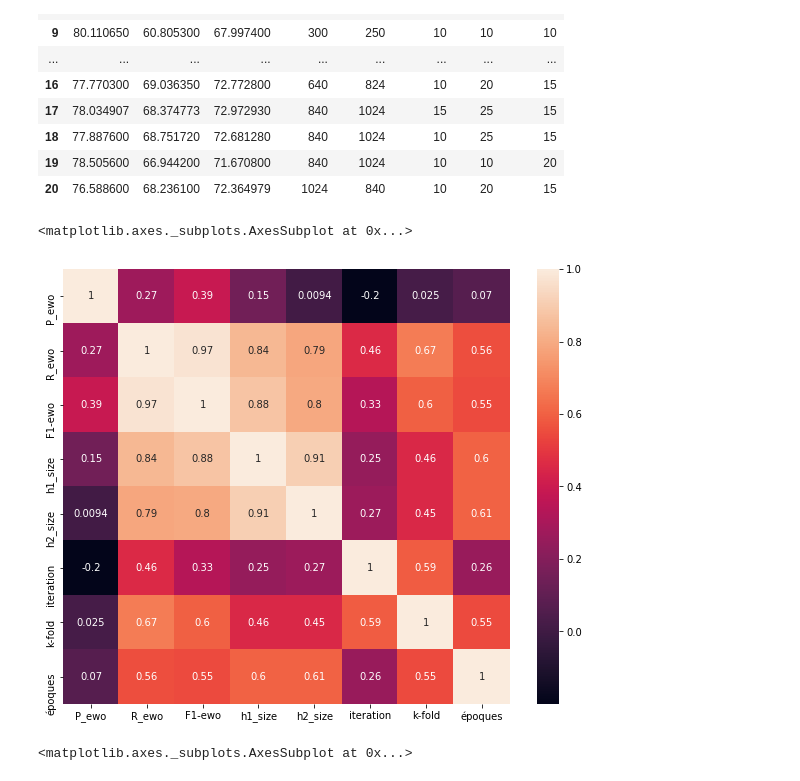
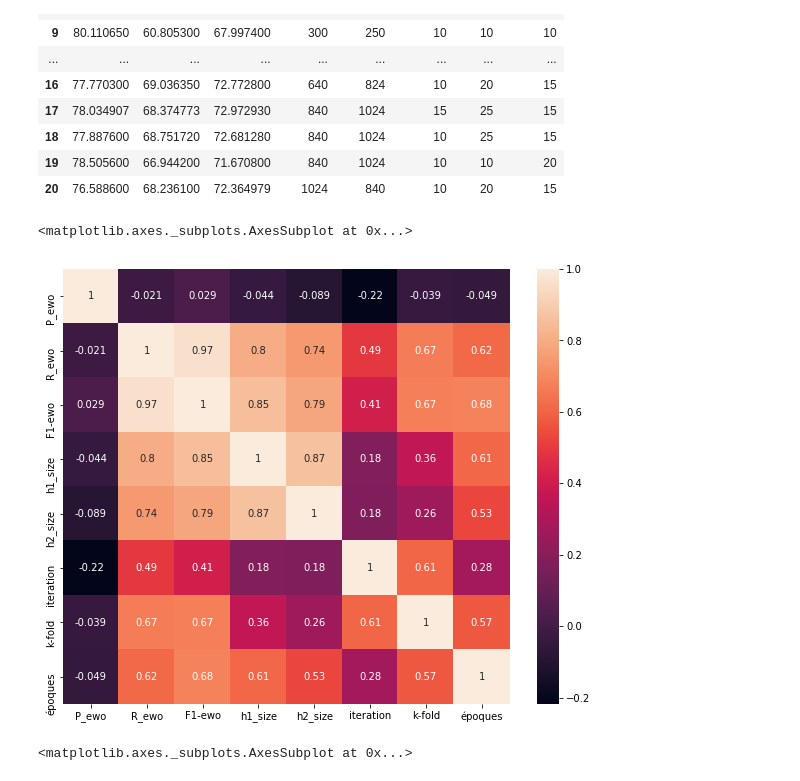
Before and after one commit to frankl1/Word2vec-For-NER-In-Low-Resource-Languages, a Jupyter notebook: results-analysis/result-analysis.ipynb, the cells around one changed output. Drawn from its saved outputs; the diff is of its cells as text; code cells hidden in the pictures.

```diff
--- a/results-analysis/result-analysis.ipynb
+++ b/results-analysis/result-analysis.ipynb
@@ -98,10 +98,10 @@ res_good
 | 20 | 76.588600 | 68.236100 | 72.364979 | 1024 | 840 | 10 | 20 | 15 |
 # %%
 plt.figure(figsize=(10, 8))
-sns.heatmap(res_good.corr(), annot=True)
+sns.heatmap(res_good.corr(method="spearman"), annot=True)
 # %% [output]
 <matplotlib.axes._subplots.AxesSubplot at 0x...>
-[figure, old version]
+[figure, new version]
 # %%
 res_good.sort_values(by="h1_size", inplace=True)
 res_good.plot(kind="line", y=["F1-ewo", "P_ewo", "R_ewo"], x="h1_size")
```
Also changed, not shown: parts of 3 cells of this notebook, 1 other file.
